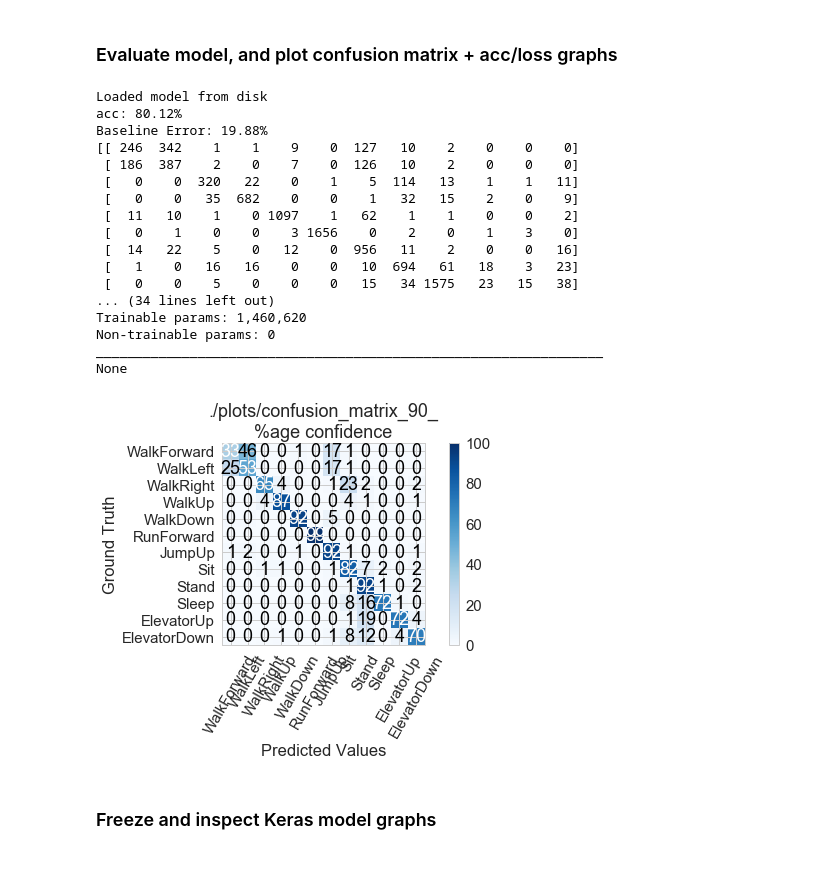
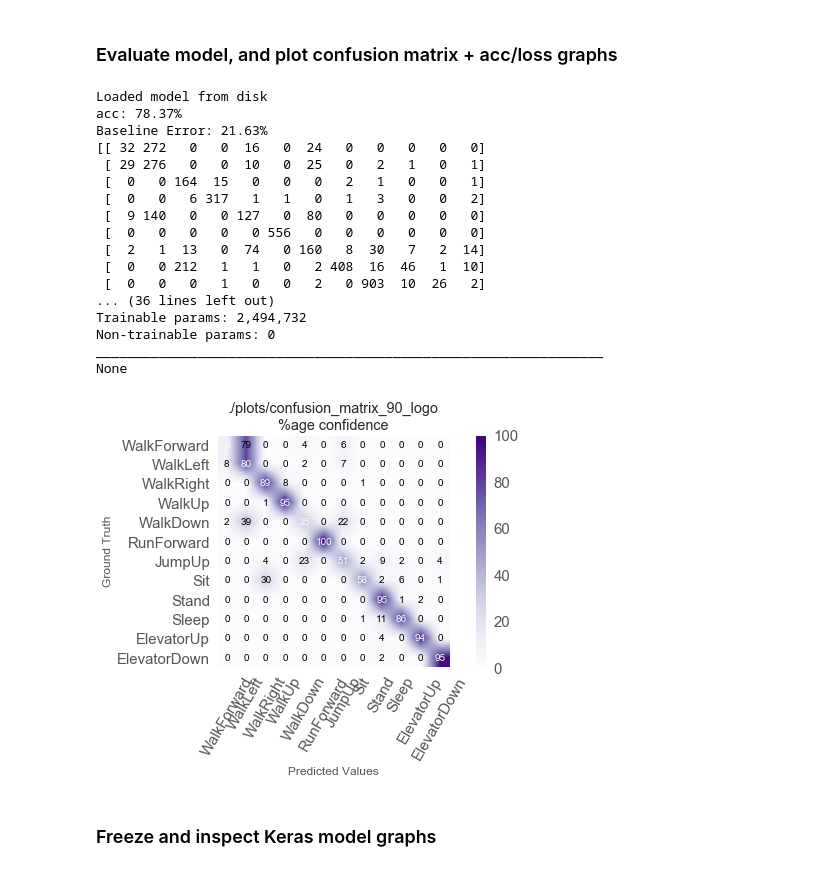
Before and after one commit to cwi-dis/mobile-har-tutorial, a Jupyter notebook: mobilehci2018_keras_har_tutorial.ipynb, the cells around one changed output. Saved outputs shown, nothing was run; the diff lists cells and outputs as text; code cells hidden in the pictures.

```diff
--- a/mobilehci2018_keras_har_tutorial.ipynb
+++ b/mobilehci2018_keras_har_tutorial.ipynb
@@ -721,12 +728,14 @@ Based on work by Muhammad Shahnawaz.
 ## takes cmNormalized
 os.environ['QT_PLUGIN_PATH'] = ''
 def plot_cm(cM, labels,title):
+
+    plt.close()
     ## normalizing the confusionMatrix for showing the probabilities
     cmNormalized = np.around((cM/cM.astype(np.float).sum(axis=1)[:,None])*100,2)
     ## creating a figure object
     fig = plt.figure()
     ## plotting the confusion matrix
-    plt.imshow(cmNormalized,interpolation=None,cmap = plt.cm.Blues)
+    plt.imshow(cmNormalized,interpolation='bilinear',cmap = plt.cm.Purples)
     ## creating a color bar and setting the limits
     plt.colorbar()
     plt.clim(0,100)
@@ -749,21 +758,26 @@ def plot_cm(cM, labels,title):
             plt.gca().annotate(
                     '{:d}'.format(int(cmNormalized[predicted,real])),xy=(real, predicted),
                     horizontalalignment = 'center',verticalalignment = 'center',color = color)
+
     ## making sure that the figure is not clipped
     plt.tight_layout()
+    plt.grid('off')
+#     ## turn off white grid lines
+#     plt.grid(False)
+#     ax.grid(False)
     ## saving the figure
     fig.savefig(title +'.png')
 
 ## loading the pretrained model
-model = load_model('./data/model_ucd.h5')
+model = load_model('./data/model_had_lstm_logo.h5')
 
 ## load weights into new model
-model.load_weights("./data/model_weights_ucd.h5")
+model.load_weights("./data/model_weights_had_lstm_logo.h5")
 print("Loaded model from disk")
 
 ## loading the testData and groundTruth data
-test_x = np.load('./data/testData_ucd.npy')
-groundTruth = np.load('./data/groundTruth_ucd.npy')
+test_x = np.load('./data/testData_had_lstm_logo.npy')
+groundTruth = np.load('./data/groundTruth_had_lstm_logo.npy')
 
 ## evaluate loaded model on test data
 model.compile(loss='categorical_crossentropy', optimizer='adam', metrics=['accuracy'])
@@ -772,51 +786,50 @@ score = model.evaluate(test_x,groundTruth,verbose=2)
 ## print out values for metrics
 print("%s: %.2f%%" % (model.metrics_names[1], score[1]*100))
 print('Baseline Error: %.2f%%' %(100-score[1]*100))
-
 
 ## Creating and plotting a confusion matrix
 
 ## defining the 12 class labels
 labels = ['WalkForward','WalkLeft','WalkRight','WalkUp','WalkDown','RunForward', 'JumpUp', 'Sit', 'Stand', 'Sleep', 'ElevatorUp', 'ElevatorDown']
 
 ## predicting the classes
 predictions = model.predict(test_x,verbose=2)
 
 ## getting the class predicted and class in ground truth for creation of confusion matrix
 predictedClass = np.zeros((predictions.shape[0]))
 groundTruthClass = np.zeros((groundTruth.shape[0]))
 
 for instance in range (groundTruth.shape[0]):
     predictedClass[instance] = np.argmax(predictions[instance,:])
     groundTruthClass[instance] = np.argmax(groundTruth[instance,:])
 
 cm = metrics.confusion_matrix(groundTruthClass,predictedClass)
 
 print(cm)
 
 ## plotting the confusion matrix
-plot_cm(cm, labels,'./plots/confusion_matrix_90_')
+plot_cm(cm, labels,'./plots/confusion_matrix_90_logo')
 
 print(model.summary())
 # %% [output]
 Loaded model from disk
-acc: 80.12%
-Baseline Error: 19.88%
-[[ 246  342    1    1    9    0  127   10    2    0    0    0]
- [ 186  387    2    0    7    0  126   10    2    0    0    0]
- [   0    0  320   22    0    1    5  114   13    1    1   11]
- [   0    0   35  682    0    0    1   32   15    2    0    9]
- [  11   10    1    0 1097    1   62    1    1    0    0    2]
- [   0    1    0    0    3 1656    0    2    0    1    3    0]
- [  14   22    5    0   12    0  956   11    2    0    0   16]
- [   1    0   16   16    0    0   10  694   61   18    3   23]
- [   0    0    5    0    0    0   15   34 1575   23   15   38]
-... (34 lines left out)
-Trainable params: 1,460,620
+acc: 78.37%
+Baseline Error: 21.63%
+[[ 32 272   0   0  16   0  24   0   0   0   0   0]
+ [ 29 276   0   0  10   0  25   0   2   1   0   1]
+ [  0   0 164  15   0   0   0   2   1   0   0   1]
+ [  0   0   6 317   1   1   0   1   3   0   0   2]
+ [  9 140   0   0 127   0  80   0   0   0   0   0]
+ [  0   0   0   0   0 556   0   0   0   0   0   0]
+ [  2   1  13   0  74   0 160   8  30   7   2  14]
+ [  0   0 212   1   1   0   2 408  16  46   1  10]
+ [  0   0   0   1   0   0   2   0 903  10  26   2]
+... (36 lines left out)
+Trainable params: 2,494,732
 Non-trainable params: 0
 _________________________________________________________________
 None
-[figure, old version]
+[figure, new version]
 # %%
 ## plot acc and loss plot of last stored model weights in history variable
 
```
Also changed, not shown: parts of 8 cells of this notebook, 17 other files.
